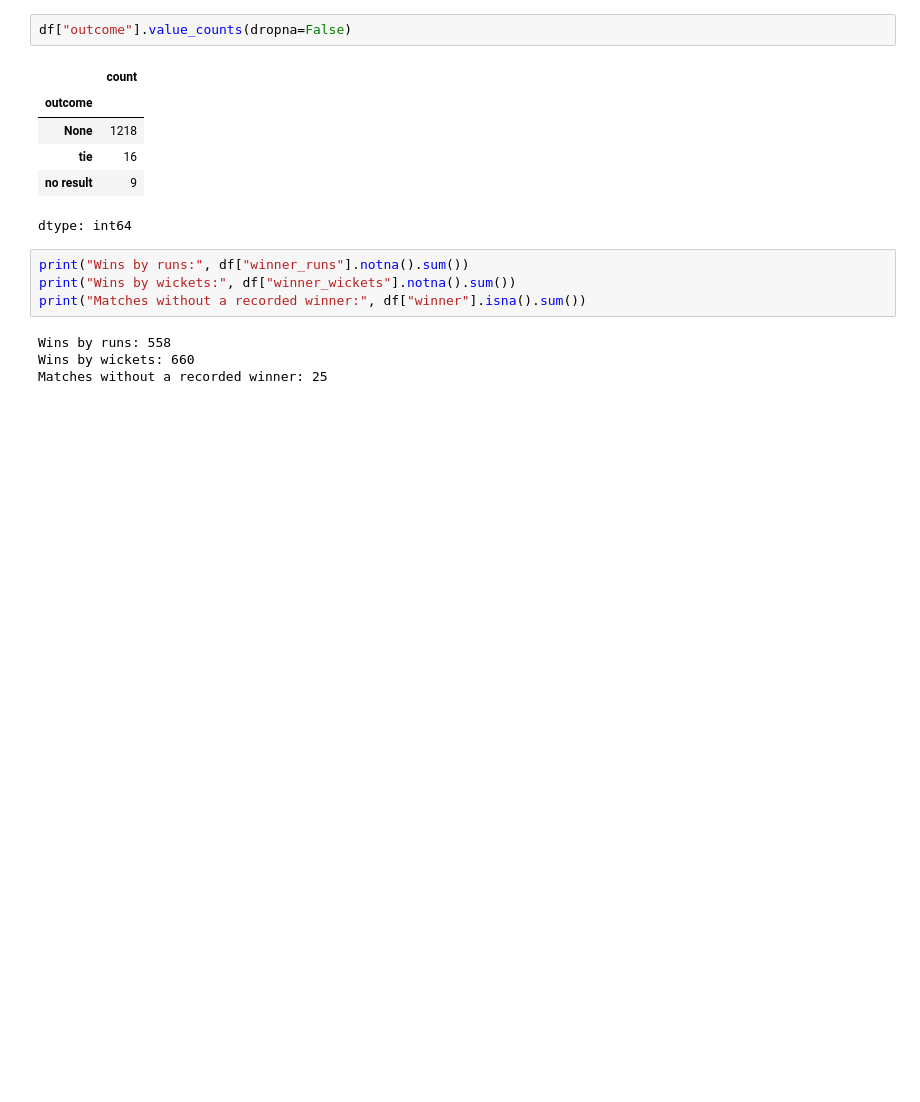
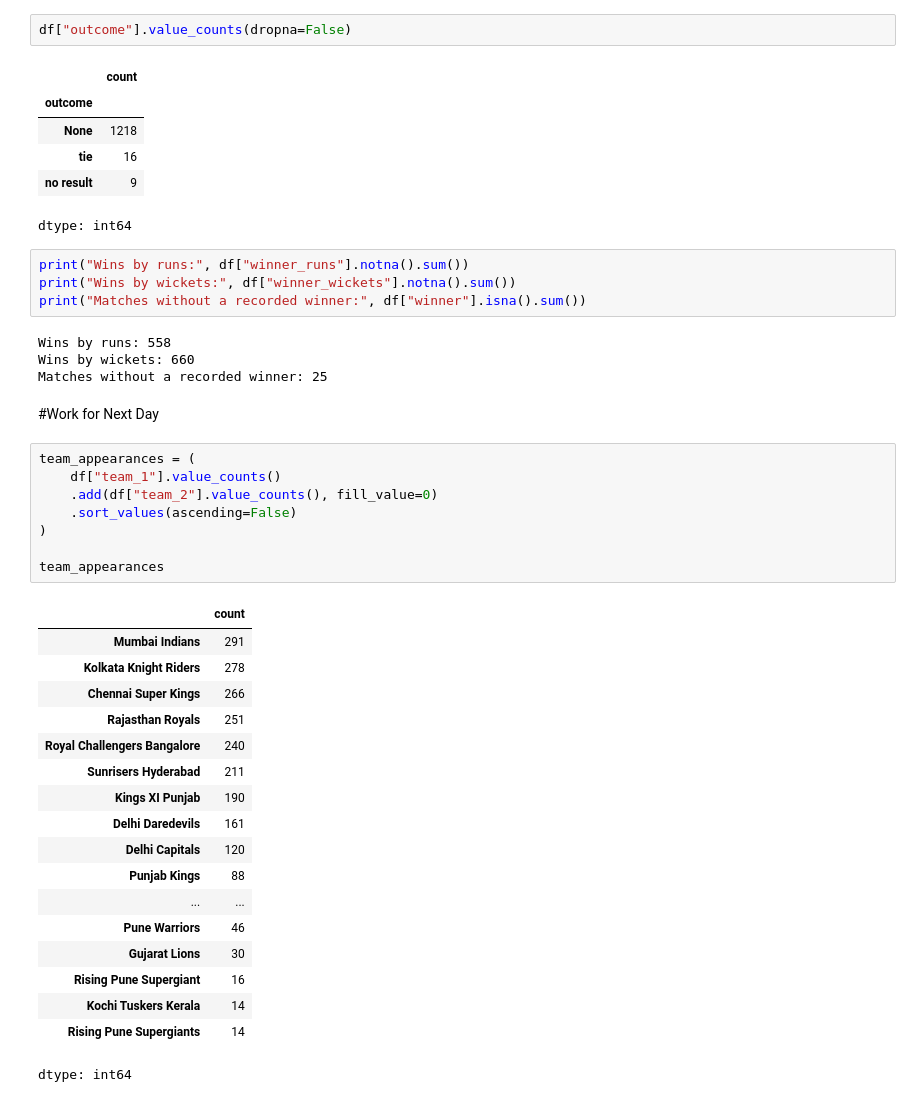
Before and after one commit to shubhampk37/data-analysis-practice, a Jupyter notebook: EDA/01_IPL/analysis.ipynb, the cells around one changed output. Saved outputs shown, nothing was run; the diff lists cells and outputs as text; blank space fills up the shorter version.

```diff
--- a/EDA/01_IPL/analysis.ipynb
+++ b/EDA/01_IPL/analysis.ipynb
@@ -360,3 +360,32 @@ print("Matches without a recorded winner:", df["winner"].isna().sum())
 Wins by runs: 558
 Wins by wickets: 660
 Matches without a recorded winner: 25
+# %% [markdown]
+#Work for Next Day
+# %%
+team_appearances = (
+    df["team_1"].value_counts()
+    .add(df["team_2"].value_counts(), fill_value=0)
+    .sort_values(ascending=False)
+)
+
+team_appearances
+# %% [output]
+|  | count |
+| Mumbai Indians | 291 |
+| Kolkata Knight Riders | 278 |
+| Chennai Super Kings | 266 |
+| Rajasthan Royals | 251 |
+| Royal Challengers Bangalore | 240 |
+| Sunrisers Hyderabad | 211 |
+| Kings XI Punjab | 190 |
+| Delhi Daredevils | 161 |
+| Delhi Capitals | 120 |
+| Punjab Kings | 88 |
+| ... | ... |
+| Pune Warriors | 46 |
+| Gujarat Lions | 30 |
+| Rising Pune Supergiant | 16 |
+| Kochi Tuskers Kerala | 14 |
+| Rising Pune Supergiants | 14 |
+dtype: int64
```
Also changed, not shown: parts of 3 cells of this notebook.
